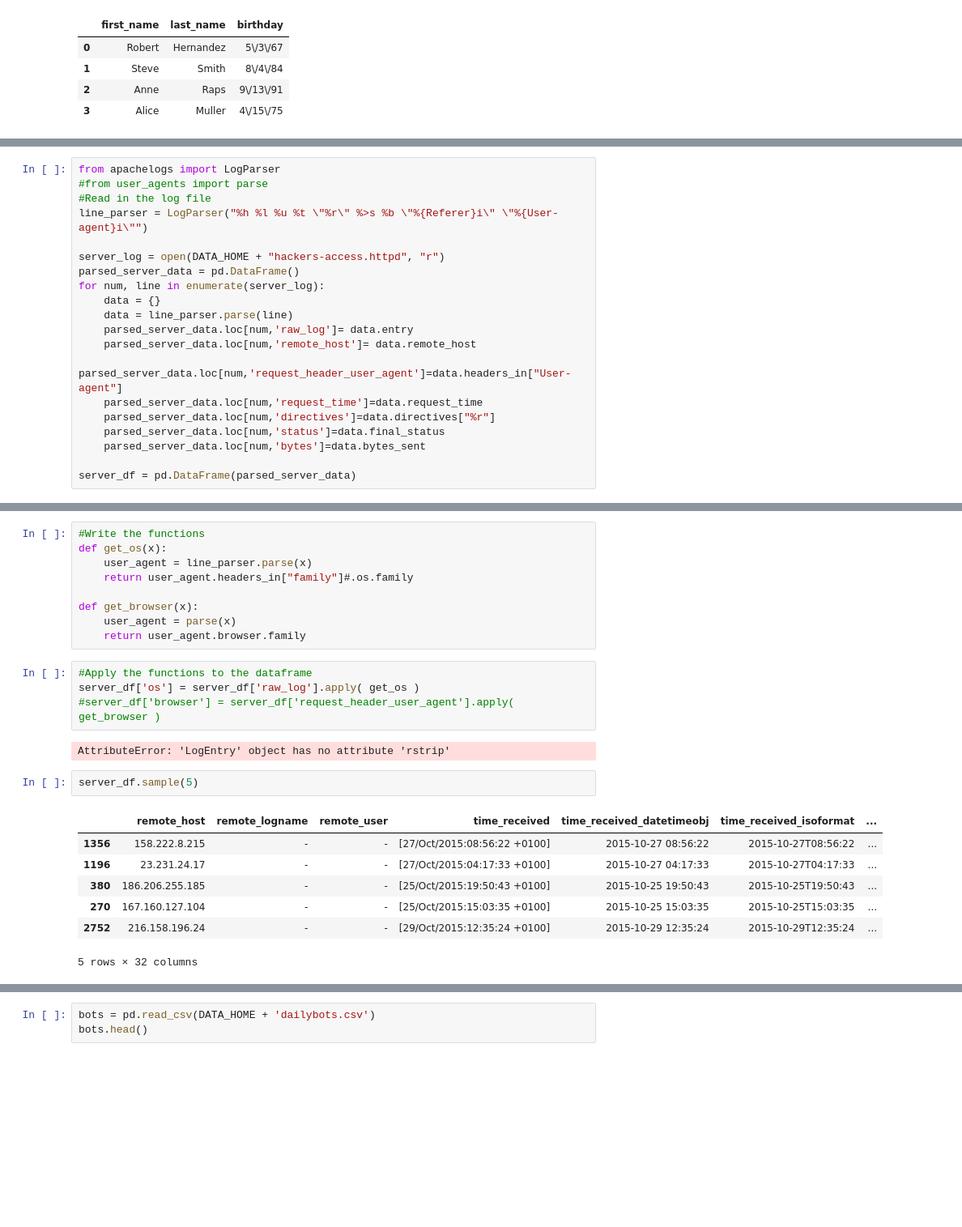
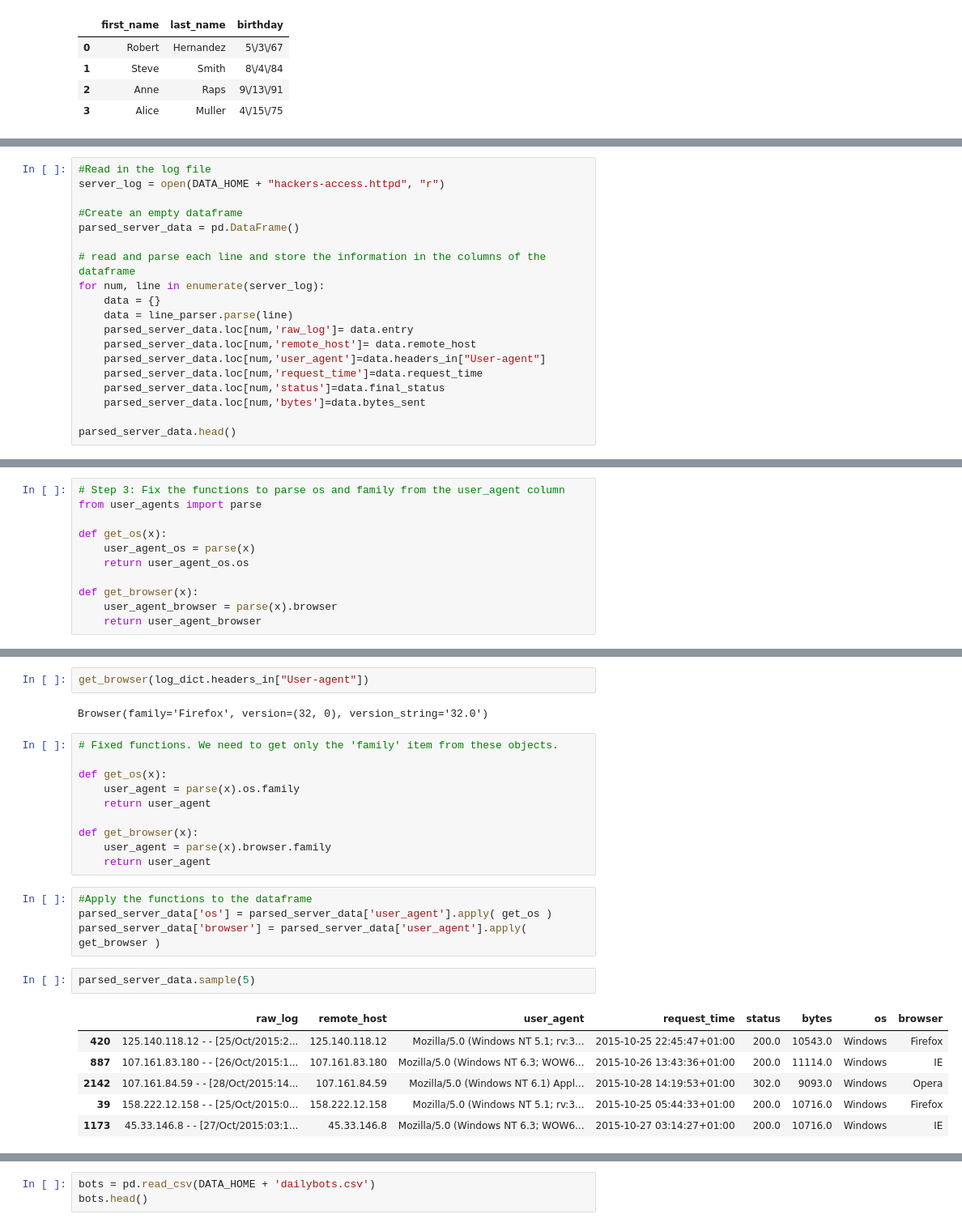
Before and after one commit to gtkcyber/ads_blackhat_2025, a Jupyter notebook: answers/Worksheet 2.1 - Exploring Two Dimensional Data - Answers.ipynb, the cells around one changed output, grey strips where cells are left out. Shown: that part at 81% size. Cells and saved outputs as stored; diff of their text form; blank space fills up the shorter version.

Commit message:
fixed apache section

```diff
--- a/answers/Worksheet 2.1 - Exploring Two Dimensional Data - Answers.ipynb
+++ b/answers/Worksheet 2.1 - Exploring Two Dimensional Data - Answers.ipynb
@@ -124,20 +165,19 @@ Successfully installed apachelogs-0.6.1 pydicti-1.2.1
 # %%
-from apachelogs import LogParser
-#from user_agents import parse
 #Read in the log file
-line_parser = LogParser("%h %l %u %t \"%r\" %>s %b \"%{Referer}i\" \"%{User-agent}i\"")
+server_log = open(DATA_HOME + "hackers-access.httpd", "r")
 
-server_log = open(DATA_HOME + "hackers-access.httpd", "r")
+#Create an empty dataframe
 parsed_server_data = pd.DataFrame()
+
+# read and parse each line and store the information in the columns of the dataframe
 for num, line in enumerate(server_log):
     data = {}
     data = line_parser.parse(line)
     parsed_server_data.loc[num,'raw_log']= data.entry
     parsed_server_data.loc[num,'remote_host']= data.remote_host
-    parsed_server_data.loc[num,'request_header_user_agent']=data.headers_in["User-agent"]
+    parsed_server_data.loc[num,'user_agent']=data.headers_in["User-agent"]
     parsed_server_data.loc[num,'request_time']=data.request_time
-    parsed_server_data.loc[num,'directives']=data.directives["%r"]
     parsed_server_data.loc[num,'status']=data.final_status
     parsed_server_data.loc[num,'bytes']=data.bytes_sent
 
-server_df = pd.DataFrame(parsed_server_data)
+parsed_server_data.head()
@@ -156,0 +197,11 @@ server_df.loc[0,'raw_log']
+# %%
+# Step 3: Fix the functions to parse os and family from the user_agent column
+from user_agents import parse
+
+def get_os(x):
+    user_agent_os = parse(x)
+    return user_agent_os.os
+
+def get_browser(x):
+    user_agent_browser = parse(x).browser
+    return user_agent_browser
@@ -157,25 +214,27 @@ server_df.loc[0,'raw_log']
+# %%
+get_browser(log_dict.headers_in["User-agent"])
+# %% [output]
+Browser(family='Firefox', version=(32, 0), version_string='32.0')
 # %%
-#Write the functions
+# Fixed functions. We need to get only the 'family' item from these objects.
+
 def get_os(x):
-    user_agent = line_parser.parse(x)
-    return user_agent.headers_in["family"]#.os.family
+    user_agent = parse(x).os.family
+    return user_agent
 
 def get_browser(x):
-    user_agent = parse(x)
-    return user_agent.browser.family
+    user_agent = parse(x).browser.family
+    return user_agent
 # %%
 #Apply the functions to the dataframe
-server_df['os'] = server_df['raw_log'].apply( get_os )
-#server_df['browser'] = server_df['request_header_user_agent'].apply( get_browser )
+parsed_server_data['os'] = parsed_server_data['user_agent'].apply( get_os )
+parsed_server_data['browser'] = parsed_server_data['user_agent'].apply( get_browser )
-# %% [output]
-AttributeError: 'LogEntry' object has no attribute 'rstrip'
 # %%
-server_df.sample(5)
+parsed_server_data.sample(5)
 # %% [output]
-|  | remote_host | remote_logname | remote_user | time_received | time_received_datetimeobj | time_received_isoformat | ... |
-| 1356 | 158.222.8.215 | - | - | [27/Oct/2015:08:56:22 +0100] | 2015-10-27 08:56:22 | 2015-10-27T08:56:22 | ... |
-| 1196 | 23.231.24.17 | - | - | [27/Oct/2015:04:17:33 +0100] | 2015-10-27 04:17:33 | 2015-10-27T04:17:33 | ... |
-| 380 | 186.206.255.185 | - | - | [25/Oct/2015:19:50:43 +0100] | 2015-10-25 19:50:43 | 2015-10-25T19:50:43 | ... |
-| 270 | 167.160.127.104 | - | - | [25/Oct/2015:15:03:35 +0100] | 2015-10-25 15:03:35 | 2015-10-25T15:03:35 | ... |
-| 2752 | 216.158.196.24 | - | - | [29/Oct/2015:12:35:24 +0100] | 2015-10-29 12:35:24 | 2015-10-29T12:35:24 | ... |
+|  | raw_log | remote_host | user_agent | request_time | status | bytes | os | browser |
+| 420 | 125.140.118.12 - - [25/Oct/2015:2... | 125.140.118.12 | Mozilla/5.0 (Windows NT 5.1; rv:3... | 2015-10-25 22:45:47+01:00 | 200.0 | 10543.0 | Windows | Firefox |
+| 887 | 107.161.83.180 - - [26/Oct/2015:1... | 107.161.83.180 | Mozilla/5.0 (Windows NT 6.3; WOW6... | 2015-10-26 13:43:36+01:00 | 200.0 | 11114.0 | Windows | IE |
+| 2142 | 107.161.84.59 - - [28/Oct/2015:14... | 107.161.84.59 | Mozilla/5.0 (Windows NT 6.1) Appl... | 2015-10-28 14:19:53+01:00 | 302.0 | 9093.0 | Windows | Opera |
+| 39 | 158.222.12.158 - - [25/Oct/2015:0... | 158.222.12.158 | Mozilla/5.0 (Windows NT 5.1; rv:3... | 2015-10-25 05:44:33+01:00 | 200.0 | 10716.0 | Windows | Firefox |
+| 1173 | 45.33.146.8 - - [27/Oct/2015:03:1... | 45.33.146.8 | Mozilla/5.0 (Windows NT 6.3; WOW6... | 2015-10-27 03:14:27+01:00 | 200.0 | 10716.0 | Windows | IE |
-5 rows × 32 columns
```
Also changed, not shown: parts of 24 cells of this notebook, 1 other file.
